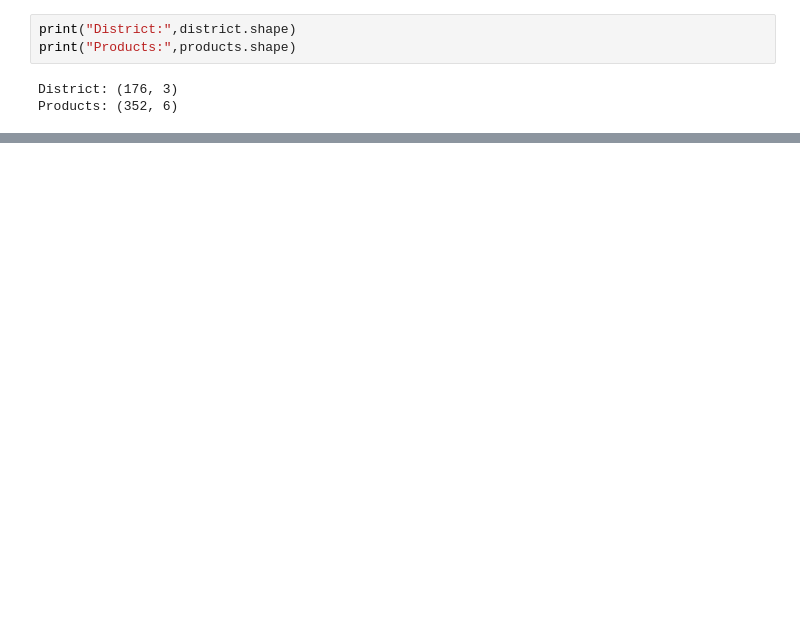
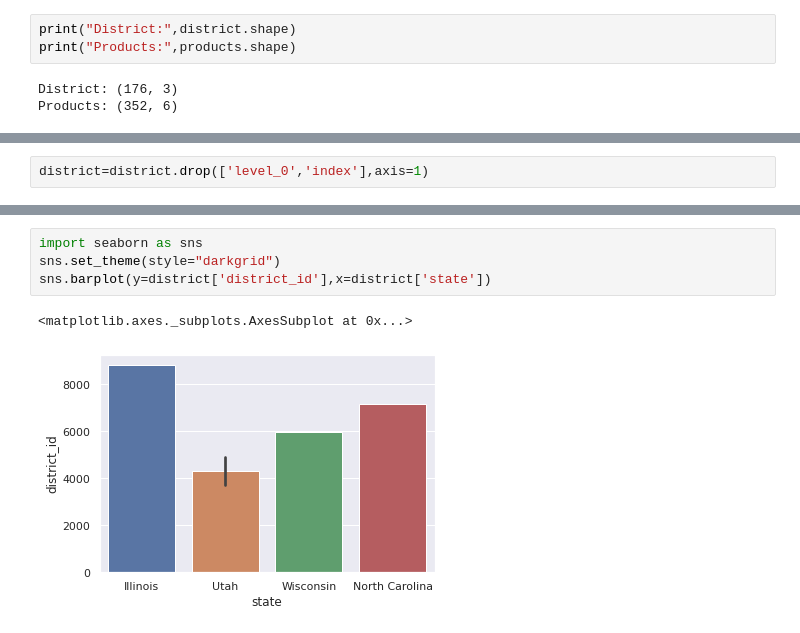
Before and after one commit to rajn5181/LearnPlatform-COVID-19-Impact-on-Digital-Learning, a Jupyter notebook: LearnPlatform COVID-19 Impact on Digital Learning.ipynb, the cells around one changed output, grey strips where cells are left out. Cells and saved outputs as stored; diff of their text form; blank space fills up the shorter version.

```diff
--- a/LearnPlatform COVID-19 Impact on Digital Learning.ipynb
+++ b/LearnPlatform COVID-19 Impact on Digital Learning.ipynb
@@ -297,0 +284,2 @@ products.iloc[0:176,:]
+# %%
+district=district.drop(['level_0','index'],axis=1)
@@ -297,0 +306,7 @@ products.iloc[0:176,:]
+# %%
+import seaborn as sns
+sns.set_theme(style="darkgrid")
+sns.barplot(y=district['district_id'],x=district['state'])
+# %% [output]
+<matplotlib.axes._subplots.AxesSubplot at 0x...>
+[figure, added]
```
Also changed, not shown: parts of 7 cells of this notebook.
